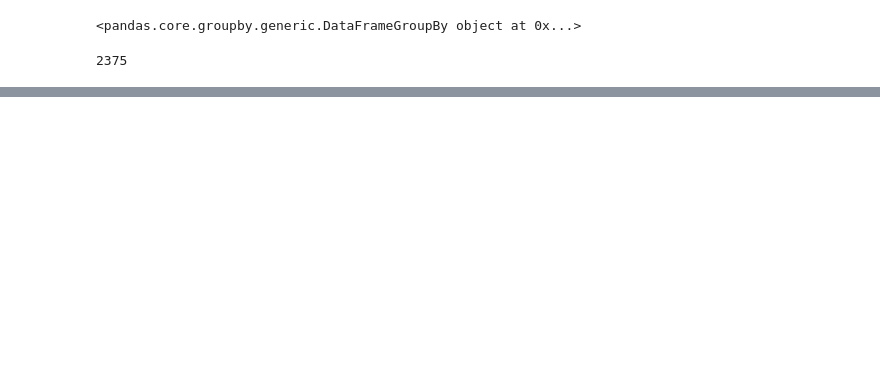
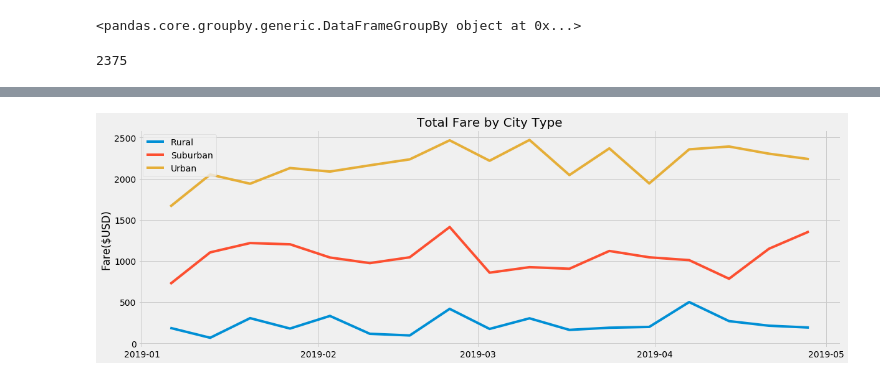
Before and after one commit to amoogat/PyBer_Analysis, a Jupyter notebook: PyBer.ipynb, the cells around one changed output, grey strips where cells are left out. Saved outputs shown, nothing was run; the diff lists cells and outputs as text; code cells hidden in the pictures; blank space fills up the shorter version.

```diff
--- a/PyBer.ipynb
+++ b/PyBer.ipynb
@@ -834,0 +930,5 @@ plt.show()
+# %%
+# This groups together the dataframe by city type and date, then sums the fare
+sum_fares_by_date = chart_df.groupby(["Date", "City Type"]).sum()["Fare"]
+sum_fares_by_date = pd.DataFrame(sum_fares_by_date)
+sum_fares_by_date.reset_index()
@@ -834,0 +949,5 @@ plt.show()
+# %%
+# Gets the pivot table with the fares for each city type per date
+chart_df2 = pd.pivot_table(sum_fares_by_date, columns = "City Type", index = "Date")
+new_chart_df = chart_df2.rename_axis(None)
+new_chart_df
@@ -834,0 +969,23 @@ plt.show()
+# %%
+# Limits range to the desired dates
+new_chart_df = new_chart_df.loc['2019-01-1':'2019-04-28']
+# %%
+# Groups together the dataframe by week in order to clear out nans and normalize data
+new_chart_df = new_chart_df.resample('W').sum()
+# %%
+# imports datetime configuration
+import matplotlib.dates as mdates
+# Formats the chart
+plt.style.use('fivethirtyeight')
+fig, chart = plt.subplots(figsize = (18, 6))
+chart.set_title('Total Fare by City Type', fontsize = 20)
+# Sets axis labels, legend, and plots
+plt.ylabel("Fare($USD)")
+chart.plot(new_chart_df, label = x_labels)
+chart.xaxis.set_major_locator(mdates.MonthLocator(interval=1))
+chart.legend(["Rural", "Suburban", "Urban"], loc="upper left");
+# saves figure and shows
+plt.savefig("analysis/Fig8.png")
+plt.show()
+# %% [output]
+[figure, added]
```
Also changed, not shown: parts of 40 cells of this notebook, 7 other files.
